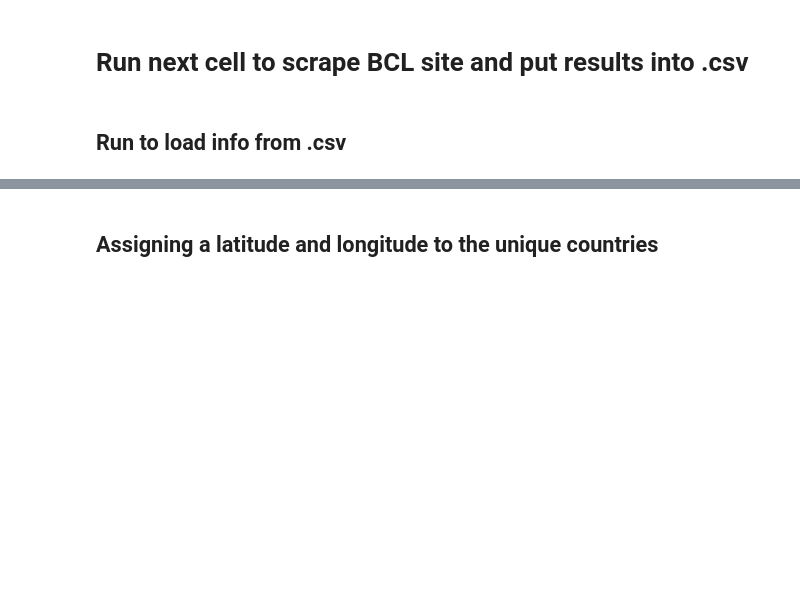
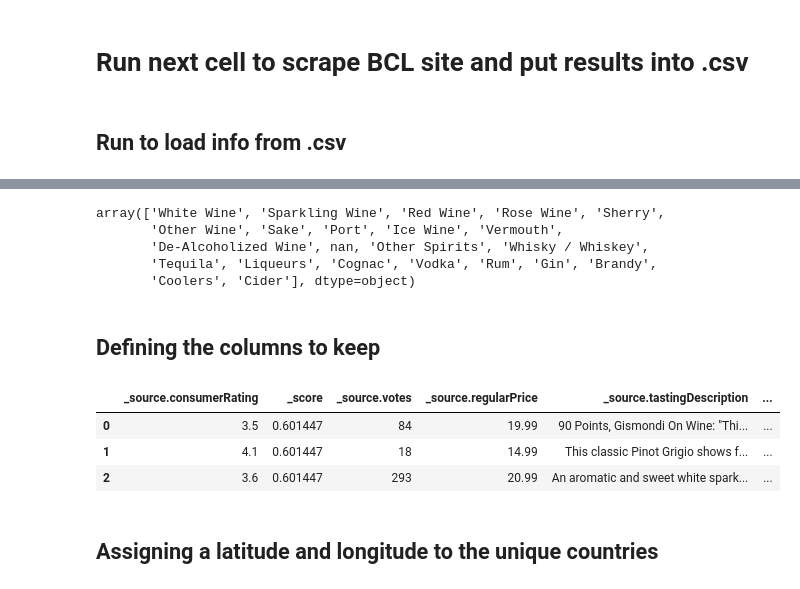
Before and after one commit to johann997/BCL_WebScrape, a Jupyter notebook: src/BLCWebScrape/BCLWebScrape_Insomnia.ipynb, the cells around one changed output, grey strips where cells are left out. Drawn from its saved outputs; the diff is of its cells as text; code cells hidden in the pictures; blank space fills up the shorter version.

```diff
--- a/src/BLCWebScrape/BCLWebScrape_Insomnia.ipynb
+++ b/src/BLCWebScrape/BCLWebScrape_Insomnia.ipynb
@@ -89,3 +193,62 @@ num_countries = len(countries)
+# %%
+
+df['_source.productType'].unique() # all other than beer
+df['_source.productCategory'].unique() # beer
+df['_source.style'].unique() # beer style e.g. fuit ale, lager, stout
+
+# merge white and red wine variety
+df['_source.whiteVarietal'].unique()
+df['_source.redVarietal'].unique()
+
+
+df['_source.productType'].unique() # general description (not bad)
+
+## RATING               _source.consumerRating
+## SCORE                _score
+## VOTES                _source.votes
+## PRICE                _source.regularPrice
+## REVIEW               _source.tastingDescription
+## AVAILABLE_UNITS      _source.availableUnits
+## CERTIFICATES         _source.certificates
+## NAME                 _source.name
+## BEER STYLE           _source.style'
+## GENERAL DESCRIPTION  _source.subCategory.description'
+## ALCOHOL PERCENTAGE   _source.alcoholPercentage
+## SWEETNESS            _source.sweetness
+## COUNTRY              _source.countryName
+# %% [output]
+array(['White Wine', 'Sparkling Wine', 'Red Wine', 'Rose Wine', 'Sherry',
+       'Other Wine', 'Sake', 'Port', 'Ice Wine', 'Vermouth',
+       'De-Alcoholized Wine', nan, 'Other Spirits', 'Whisky / Whiskey',
+       'Tequila', 'Liqueurs', 'Cognac', 'Vodka', 'Rum', 'Gin', 'Brandy',
+       'Coolers', 'Cider'], dtype=object)
+# %% [markdown]
+## Defining the columns to keep
+# %%
+COLS_TO_KEEP = [
+            '_source.consumerRating',
+            '_score',
+            '_source.votes',
+            '_source.regularPrice',
+            '_source.tastingDescription',
+            '_source.availableUnits',
+            '_source.certificates',
+            '_source.name',
+            '_source.style',
+            '_source.subCategory.description',
+            '_source.alcoholPercentage',
+            '_source.sweetness',
+            '_source.countryName'
+]
+
+
+new_df = df[COLS_TO_KEEP]
+new_df.head(3)
+# %% [output]
+|  | _source.consumerRating | _score | _source.votes | _source.regularPrice | _source.tastingDescription | ... |
+| 0 | 3.5 | 0.601447 | 84 | 19.99 | 90 Points, Gismondi On Wine: "Thi... | ... |
+| 1 | 4.1 | 0.601447 | 18 | 14.99 | This classic Pinot Grigio shows f... | ... |
+| 2 | 3.6 | 0.601447 | 293 | 20.99 | An aromatic and sweet white spark... | ... |
 # %% [markdown]
 ## Assigning a latitude and longitude to the unique countries
 # %%
```
Also changed, not shown: parts of 20 cells of this notebook.
